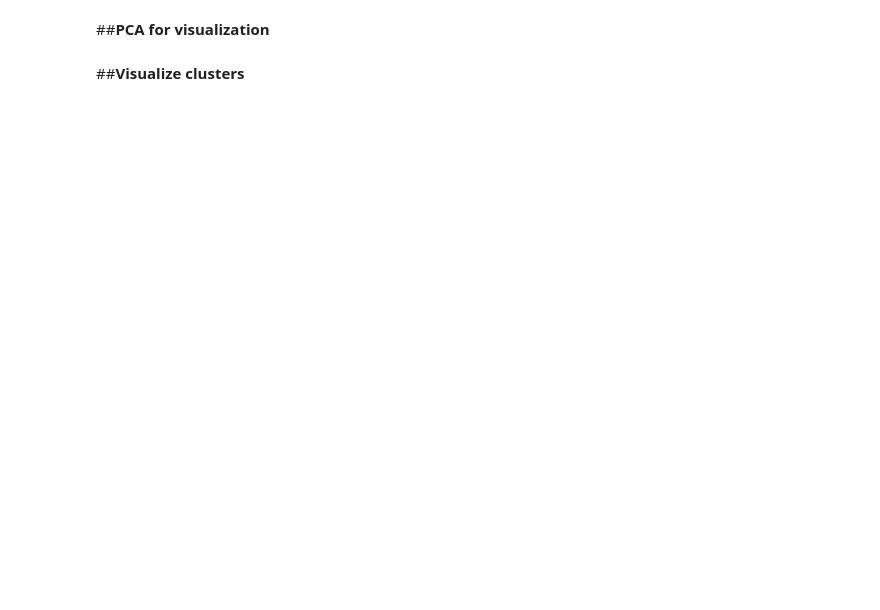
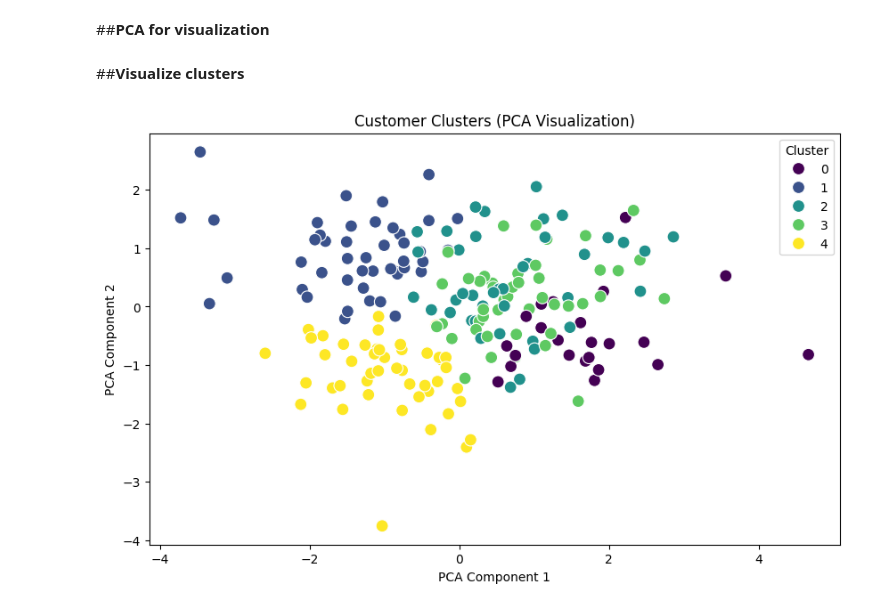
Before and after one commit to ragavkish/e-com_transaction, a Jupyter notebook: Ragavkishore_DM_Clustering.ipynb, the cells around one changed output. Cells and saved outputs as stored; diff of their text form; code cells hidden in the pictures; blank space fills up the shorter version.

Commit message:
Clustering.ipynb done!

```diff
--- a/Ragavkishore_DM_Clustering.ipynb
+++ b/Ragavkishore_DM_Clustering.ipynb
@@ -26,8 +49,20 @@ data = transactions.merge(customers, on='CustomerID').merge(products, on='Produc
 # %% [markdown]
 ##**Encode categorical variables**
+# %%
+le_region = LabelEncoder()
+le_category = LabelEncoder()
+customer_agg['Region'] = le_region.fit_transform(customer_agg['Region'])
+customer_agg['PreferredCategory'] = le_category.fit_transform(customer_agg['PreferredCategory'])
 # %% [markdown]
 ##**Normalize features**
+# %%
+scaler = StandardScaler()
+data_scaled = scaler.fit_transform(customer_agg.drop(columns=['SignupDate']))
 # %% [markdown]
 ##**Clustering**
+# %%
+kmeans = KMeans(n_clusters=5, random_state=42)
+clusters = kmeans.fit_predict(data_scaled)
+customer_agg['Cluster'] = clusters
 # %% [markdown]
 ##**Metrics**
@@ -34,4 +77,17 @@ data = transactions.merge(customers, on='CustomerID').merge(products, on='Produc
 # %% [markdown]
 ##**PCA for visualization**
+# %%
+pca = PCA(n_components=2)
+data_pca = pca.fit_transform(data_scaled)
 # %% [markdown]
 ##**Visualize clusters**
+# %%
+plt.figure(figsize=(10, 6))
+sns.scatterplot(x=data_pca[:, 0], y=data_pca[:, 1], hue=clusters, palette='viridis', s=100)
+plt.title('Customer Clusters (PCA Visualization)')
+plt.xlabel('PCA Component 1')
+plt.ylabel('PCA Component 2')
+plt.legend(title='Cluster')
+plt.show()
+# %% [output]
+[figure, added]
```
Also changed, not shown: parts of 4 cells of this notebook.
